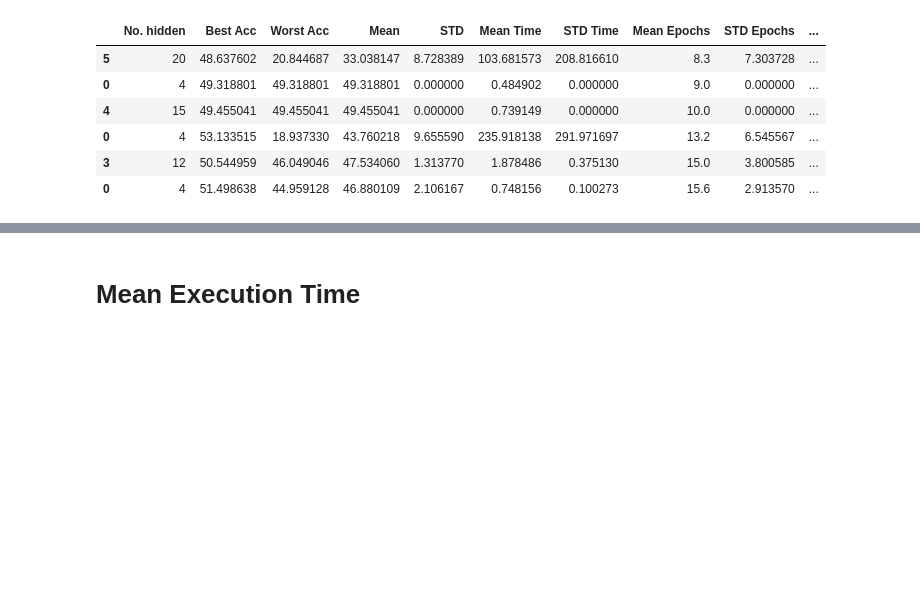
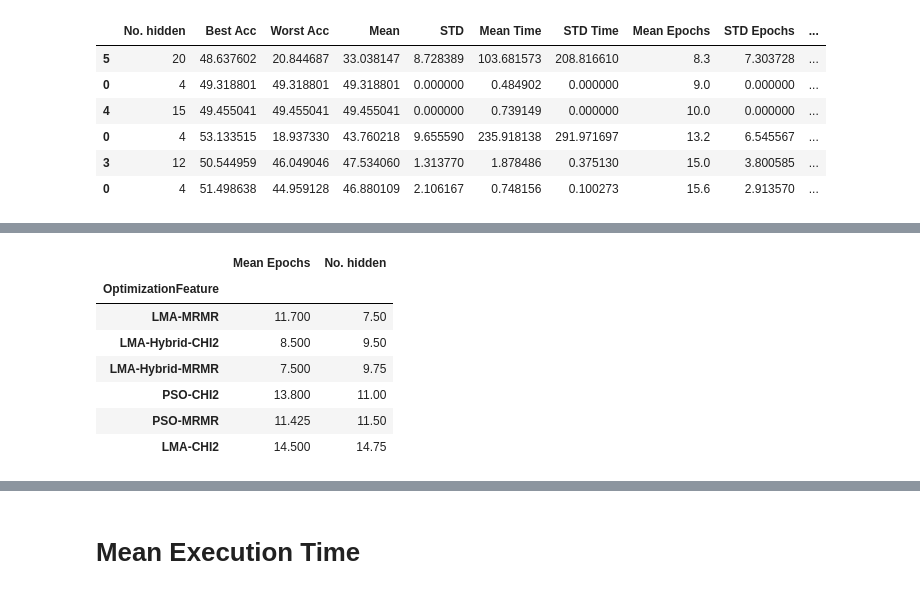
Before and after one commit to Dntfreitas/PSORNN_Classification, a Jupyter notebook: Analysis.ipynb, the cells around one changed output, grey strips where cells are left out. Drawn from its saved outputs; the diff is of its cells as text; code cells hidden in the pictures; blank space fills up the shorter version.

Commit message:
Added ranks

```diff
--- a/Analysis.ipynb
+++ b/Analysis.ipynb
@@ -85,0 +108,13 @@ for database in db_names:
+# %%
+## General results for mean accuracy
+
+general_results_accuracy = pd.DataFrame([])
+for database in db_names:
+    general_results_algorithm = pd.DataFrame([])
+    for algorithm in results['OptimizationFeature'].unique():
+        results_algorithm = pd_results[ (pd_results['Database'] == database) & (pd_results['OptimizationFeature'] == algorithm)]
+        general_results_algorithm = general_results_algorithm.append(results_algorithm)
+    general_results_algorithm['Rank'] = general_results_algorithm['STD'].rank()
+    general_results_accuracy = general_results_accuracy.append(general_results_algorithm.sort_values(by=['STD'])[['OptimizationFeature','Rank']])
+
+general_results_accuracy.groupby(by='OptimizationFeature').mean().sort_values(by='Rank')
@@ -128,3 +172,16 @@ for database in db_names:
 | 0 | 4 | 53.133515 | 18.937330 | 43.760218 | 9.655590 | 235.918138 | 291.971697 | 13.2 | 6.545567 | ... |
 | 3 | 12 | 50.544959 | 46.049046 | 47.534060 | 1.313770 | 1.878486 | 0.375130 | 15.0 | 3.800585 | ... |
 | 0 | 4 | 51.498638 | 44.959128 | 46.880109 | 2.106167 | 0.748156 | 0.100273 | 15.6 | 2.913570 | ... |
+# %%
+## General results for mean accuracy
+
+general_results_accuracy = pd.DataFrame([])
+for database in db_names:
+    general_results_algorithm = pd.DataFrame([])
+    for algorithm in results['OptimizationFeature'].unique():
+        results_algorithm = pd_results[ (pd_results['Database'] == database) & (pd_results['OptimizationFeature'] == algorithm)]
+        general_results_algorithm = general_results_algorithm.append(results_algorithm)
+    general_results_algorithm['Rank'] = general_results_algorithm['Mean Epochs'].rank()
+    general_results_accuracy = general_results_accuracy.append(general_results_algorithm.sort_values(by=['STD'])[['OptimizationFeature','Rank']])
+
+general_results_accuracy.groupby(by='OptimizationFeature').mean().sort_values(by='Rank')
@@ -130,0 +197,22 @@ for database in db_names:
+# %%
+general_reults = pd.DataFrame()
+
+for database in db_names:
+    general_results_algorithm = pd.DataFrame([])
+    for algorithm in results['OptimizationFeature'].unique():
+        results_algorithm = pd_results[ (pd_results['Database'] == database) & (pd_results['OptimizationFeature'] == algorithm)]
+        results_algorithm = results_algorithm.iloc[[results_algorithm['Best Acc'].idxmax()]]
+        general_results_algorithm = general_results_algorithm.append(results_algorithm)
+    general_results_algorithm.sort_values(by=['Mean Epochs','No. hidden'], ascending=[True, True], inplace=True)
+    general_reults = general_reults.append(general_results_algorithm)
+
+general_reults.groupby('OptimizationFeature').mean()[['Mean Epochs','No. hidden']].sort_values(by='No. hidden')
+# %% [output]
+|  | Mean Epochs | No. hidden |
+| OptimizationFeature |  |  |
+| LMA-MRMR | 11.700 | 7.50 |
+| LMA-Hybrid-CHI2 | 8.500 | 9.50 |
+| LMA-Hybrid-MRMR | 7.500 | 9.75 |
+| PSO-CHI2 | 13.800 | 11.00 |
+| PSO-MRMR | 11.425 | 11.50 |
+| LMA-CHI2 | 14.500 | 14.75 |
```
Also changed, not shown: parts of 4 cells of this notebook, 2 other files.
